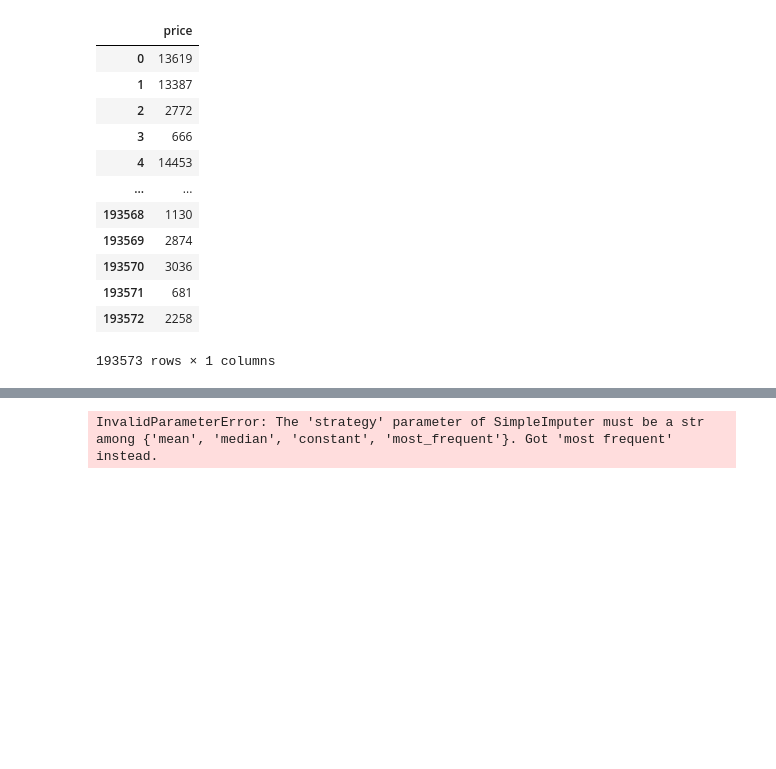
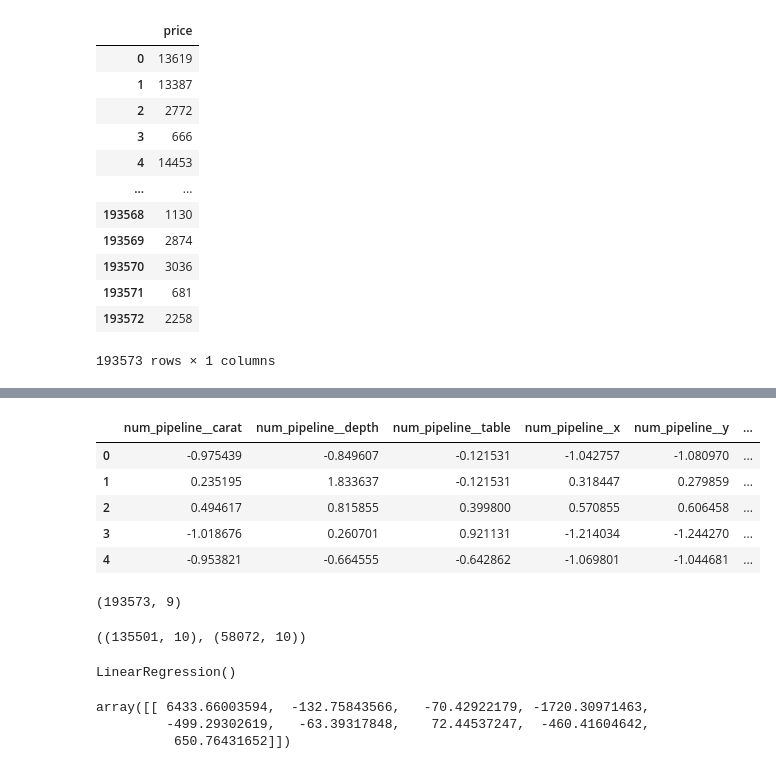
Before and after one commit to shahapudeepali6/Diamond-Price-Prediction-1, a Jupyter notebook: Notebooks/Model_training.ipynb, the cells around one changed output, grey strips where cells are left out. Saved outputs shown, nothing was run; the diff lists cells and outputs as text; code cells hidden in the pictures; blank space fills up the shorter version.

```diff
--- a/Notebooks/Model_training.ipynb
+++ b/Notebooks/Model_training.ipynb
@@ -112,7 +102,7 @@ num_pipeline=Pipeline (
 
 cat_pipeline=Pipeline(
     steps=[
-        ("imputer", SimpleImputer(strategy='most frequent')),
+        ("imputer", SimpleImputer(strategy='most_frequent')),
         ("ordinalencoder",OrdinalEncoder(categories=[cut_categories,color_categories,clarity_categories])),
         ("scaler",StandardScaler())
 
@@ -130,4 +120,4 @@ preprocessor=ColumnTransformer(
 # train test split
 
 from sklearn.model_selection import train_test_split
-X_train,X_test,y_train,y_test=train_test_split(X,Y,test_size=0.30,random_state=42)
+x_train,x_test,y_train,y_test=train_test_split(x,y,test_size=0.30,random_state=30)
@@ -141,5 +127,17 @@ InvalidParameterError: The 'strategy' parameter of SimpleImputer must be a str a
-# %%
-x_train=pd.DataFrame(preprocessor.fit_transform(x_train),columns=preprocessor.get_feature_names_out())
-x_test=pd.DataFrame(preprocessor.transform(x_test),columns=preprocessor.get_feature_names_out())
-# %% [output]
-InvalidParameterError: The 'strategy' parameter of SimpleImputer must be a str among {'mean', 'median', 'constant', 'most_frequent'}. Got 'most frequent' instead.
+# %%
+x_train.head()
+# %% [output]
+|  | num_pipeline__carat | num_pipeline__depth | num_pipeline__table | num_pipeline__x | num_pipeline__y | ... |
+| 0 | -0.975439 | -0.849607 | -0.121531 | -1.042757 | -1.080970 | ... |
+| 1 | 0.235195 | 1.833637 | -0.121531 | 0.318447 | 0.279859 | ... |
+| 2 | 0.494617 | 0.815855 | 0.399800 | 0.570855 | 0.606458 | ... |
+| 3 | -1.018676 | 0.260701 | 0.921131 | -1.214034 | -1.244270 | ... |
+| 4 | -0.953821 | -0.664555 | -0.642862 | -1.069801 | -1.044681 | ... |
+# %%
+x.shape
+# %% [output]
+(193573, 9)
+# %%
+x_train.shape,x_test.shape
+# %% [output]
+((135501, 10), (58072, 10))
@@ -145,0 +148,11 @@ InvalidParameterError: The 'strategy' parameter of SimpleImputer must be a str a
+# %%
+regression=LinearRegression()
+regression.fit(x_train,y_train)
+# %% [output]
+LinearRegression()
+# %%
+regression.coef_
+# %% [output]
+array([[ 6433.66003594,  -132.75843566,   -70.42922179, -1720.30971463,
+         -499.29302619,   -63.39317848,    72.44537247,  -460.41604642,
+          650.76431652]])
```
Also changed, not shown: parts of 10 cells of this notebook, 8 other files.
